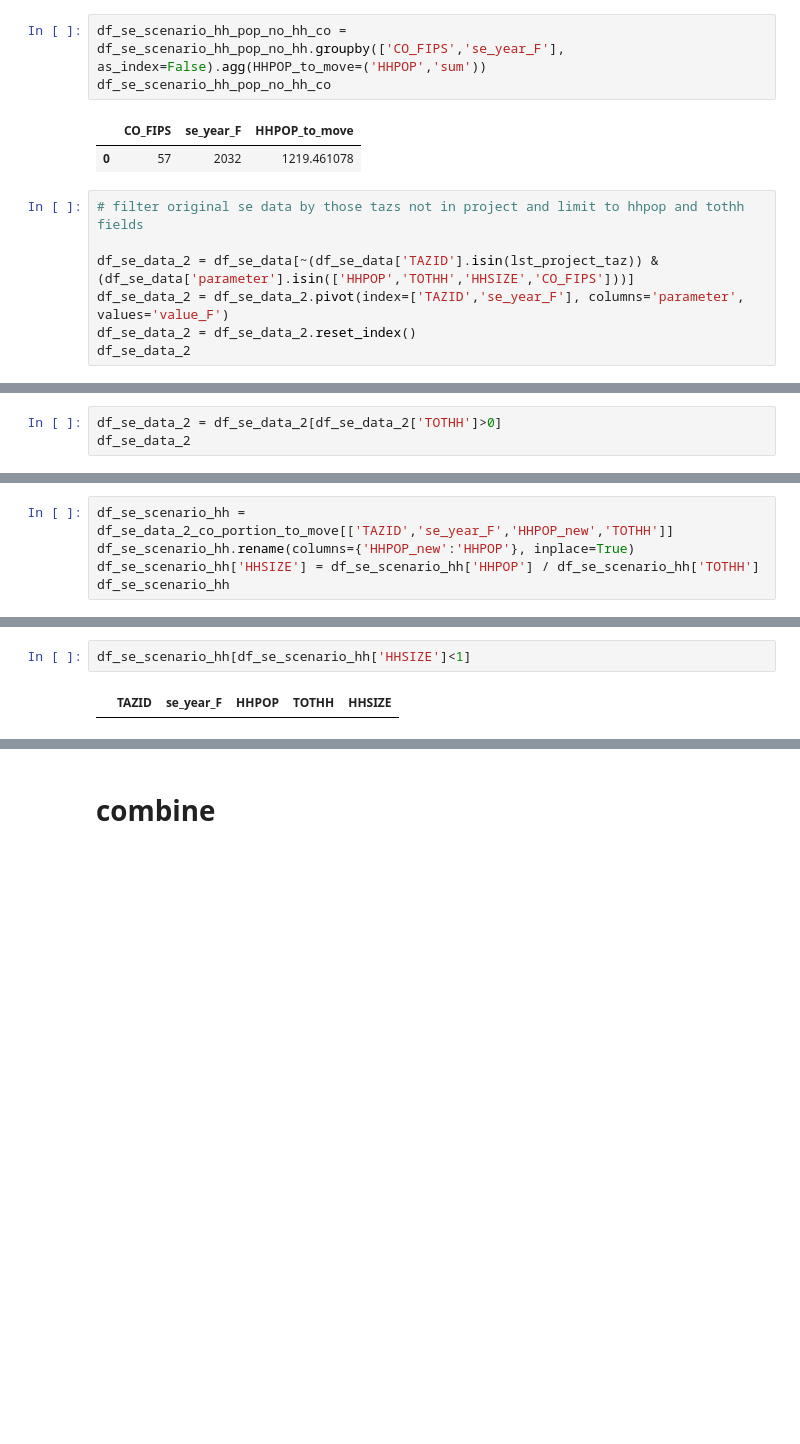
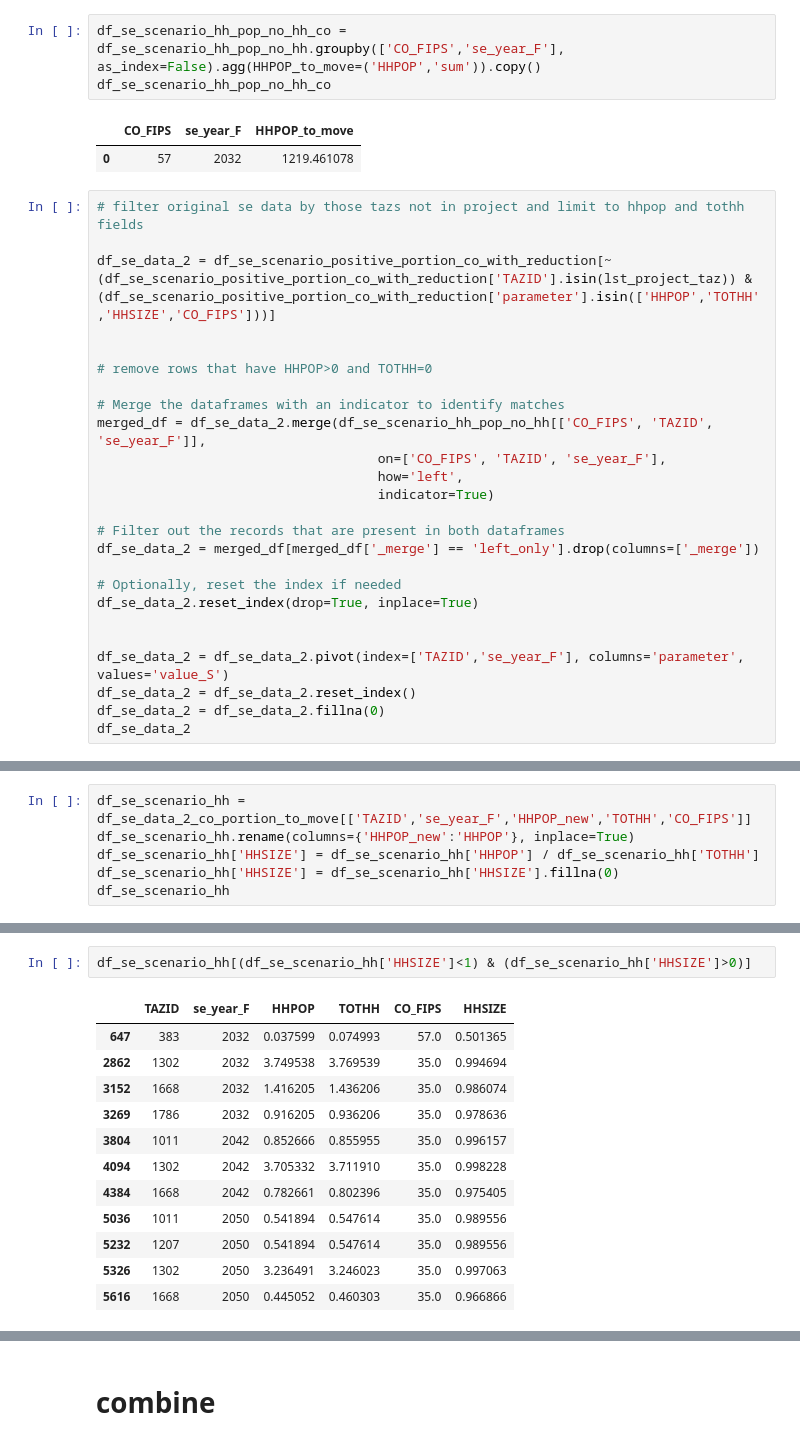
Before and after one commit to WFRCAnalytics/Wasatch-Choice-Land-Use-And-Transit-Scenario, a Jupyter notebook: 5-TAZ-SE-Calcs.ipynb, the cells around one changed output, grey strips where cells are left out. Saved outputs shown, nothing was run; the diff lists cells and outputs as text; blank space fills up the shorter version.

Commit message:
Finish first draft of SE data

```diff
--- a/5-TAZ-SE-Calcs.ipynb
+++ b/5-TAZ-SE-Calcs.ipynb
@@ -1552,7 +1768,7 @@ df_se_scenario_hh_pop_no_hh
 | 8675 | 57 | 495 | 2032 | 99.162029 | 0.0 |
 | 8792 | 57 | 552 | 2032 | 0.605571 | 0.0 |
 # %%
-df_se_scenario_hh_pop_no_hh_co = df_se_scenario_hh_pop_no_hh.groupby(['CO_FIPS','se_year_F'], as_index=False).agg(HHPOP_to_move=('HHPOP','sum'))
+df_se_scenario_hh_pop_no_hh_co = df_se_scenario_hh_pop_no_hh.groupby(['CO_FIPS','se_year_F'], as_index=False).agg(HHPOP_to_move=('HHPOP','sum')).copy()
 df_se_scenario_hh_pop_no_hh_co
 # %% [output]
 |  | CO_FIPS | se_year_F | HHPOP_to_move |
@@ -1560,9 +1776,27 @@ df_se_scenario_hh_pop_no_hh_co
 # %%
 # filter original se data by those tazs not in project and limit to hhpop and tothh fields
 
-df_se_data_2 = df_se_data[~(df_se_data['TAZID'].isin(lst_project_taz)) & (df_se_data['parameter'].isin(['HHPOP','TOTHH','HHSIZE','CO_FIPS']))]
-df_se_data_2 = df_se_data_2.pivot(index=['TAZID','se_year_F'], columns='parameter', values='value_F')
+df_se_data_2 = df_se_scenario_positive_portion_co_with_reduction[~(df_se_scenario_positive_portion_co_with_reduction['TAZID'].isin(lst_project_taz)) & (df_se_scenario_positive_portion_co_with_reduction['parameter'].isin(['HHPOP','TOTHH','HHSIZE','CO_FIPS']))]
+
+
+# remove rows that have HHPOP>0 and TOTHH=0
+
+# Merge the dataframes with an indicator to identify matches
+merged_df = df_se_data_2.merge(df_se_scenario_hh_pop_no_hh[['CO_FIPS', 'TAZID', 'se_year_F']],
+                                    on=['CO_FIPS', 'TAZID', 'se_year_F'],
+                                    how='left',
+                                    indicator=True)
+
+# Filter out the records that are present in both dataframes
+df_se_data_2 = merged_df[merged_df['_merge'] == 'left_only'].drop(columns=['_merge'])
+
+# Optionally, reset the index if needed
+df_se_data_2.reset_index(drop=True, inplace=True)
+
+
+df_se_data_2 = df_se_data_2.pivot(index=['TAZID','se_year_F'], columns='parameter', values='value_S')
 df_se_data_2 = df_se_data_2.reset_index()
+df_se_data_2 = df_se_data_2.fillna(0)
 df_se_data_2
 # %% [output]
 | parameter | TAZID | se_year_F | CO_FIPS | HHPOP | HHSIZE | TOTHH |
@@ -1581,3 +1814,0 @@ df_se_data_2
-# %%
-df_se_data_2 = df_se_data_2[df_se_data_2['TOTHH']>0]
-df_se_data_2
@@ -1638,7 +1855,8 @@ df_se_data_2_co_portion_to_move
 # %%
-df_se_scenario_hh = df_se_data_2_co_portion_to_move[['TAZID','se_year_F','HHPOP_new','TOTHH']]
+df_se_scenario_hh = df_se_data_2_co_portion_to_move[['TAZID','se_year_F','HHPOP_new','TOTHH','CO_FIPS']]
 df_se_scenario_hh.rename(columns={'HHPOP_new':'HHPOP'}, inplace=True)
 df_se_scenario_hh['HHSIZE'] = df_se_scenario_hh['HHPOP'] / df_se_scenario_hh['TOTHH']
+df_se_scenario_hh['HHSIZE'] = df_se_scenario_hh['HHSIZE'].fillna(0)
 df_se_scenario_hh
 # %% [output]
 A value is trying to be set on a copy of a slice from a DataFrame
@@ -1666,7 +1889,18 @@ See the caveats in the documentation: https://pandas.pydata.org/pandas-docs/stab
 # %%
-df_se_scenario_hh[df_se_scenario_hh['HHSIZE']<1]
+df_se_scenario_hh[(df_se_scenario_hh['HHSIZE']<1) & (df_se_scenario_hh['HHSIZE']>0)]
 # %% [output]
-|  | TAZID | se_year_F | HHPOP | TOTHH | HHSIZE |
+|  | TAZID | se_year_F | HHPOP | TOTHH | CO_FIPS | HHSIZE |
+| 647 | 383 | 2032 | 0.037599 | 0.074993 | 57.0 | 0.501365 |
+| 2862 | 1302 | 2032 | 3.749538 | 3.769539 | 35.0 | 0.994694 |
+| 3152 | 1668 | 2032 | 1.416205 | 1.436206 | 35.0 | 0.986074 |
+| 3269 | 1786 | 2032 | 0.916205 | 0.936206 | 35.0 | 0.978636 |
+| 3804 | 1011 | 2042 | 0.852666 | 0.855955 | 35.0 | 0.996157 |
+| 4094 | 1302 | 2042 | 3.705332 | 3.711910 | 35.0 | 0.998228 |
+| 4384 | 1668 | 2042 | 0.782661 | 0.802396 | 35.0 | 0.975405 |
+| 5036 | 1011 | 2050 | 0.541894 | 0.547614 | 35.0 | 0.989556 |
+| 5232 | 1207 | 2050 | 0.541894 | 0.547614 | 35.0 | 0.989556 |
+| 5326 | 1302 | 2050 | 3.236491 | 3.246023 | 35.0 | 0.997063 |
+| 5616 | 1668 | 2050 | 0.445052 | 0.460303 | 35.0 | 0.966866 |
 # %%
 df_se_scenario_hh.loc[df_se_scenario_hh['HHSIZE'] < 1, 'HHPOP'] = df_se_scenario_hh['TOTHH']
 df_se_scenario_hh['HHSIZE'] = df_se_scenario_hh['HHPOP'] / df_se_scenario_hh['TOTHH']
```
Also changed, not shown: parts of 51 cells of this notebook, 8 other files.
